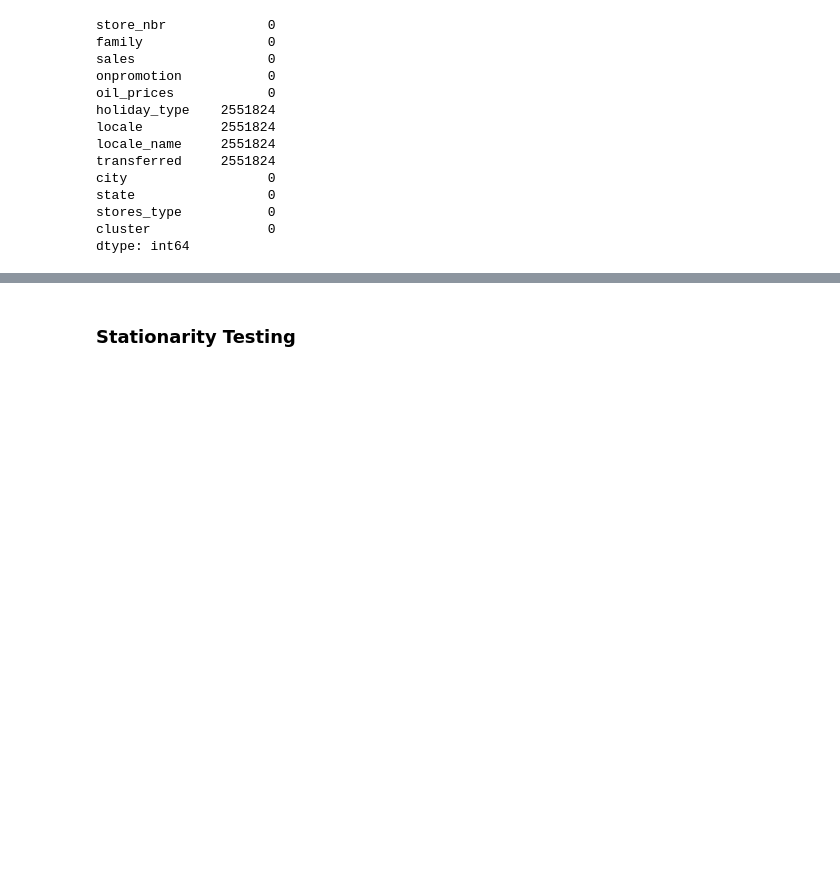
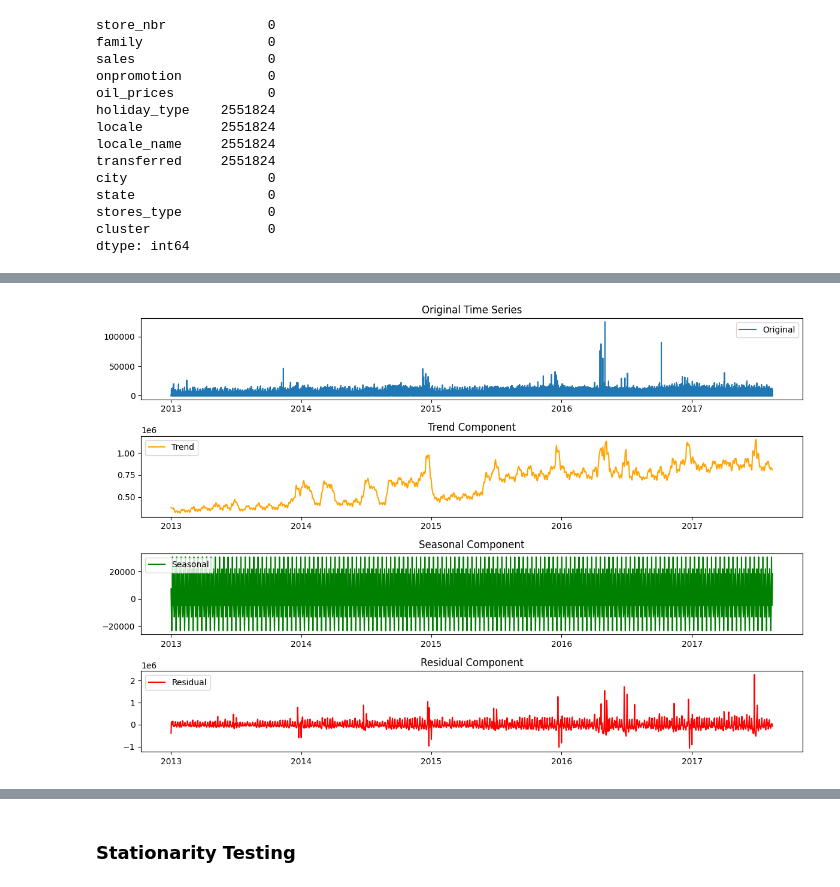
Before and after one commit to phinmaiyo/Regression-Model, a Jupyter notebook: forecasting.ipynb, the cells around one changed output, grey strips where cells are left out. Cells and saved outputs as stored; diff of their text form; code cells hidden in the pictures; blank space fills up the shorter version.

```diff
--- a/forecasting.ipynb
+++ b/forecasting.ipynb
@@ -1421,3 +1609,12 @@ Here we do a correlation matrix on variables to see which variables are correlat
+# %%
+# replace boolean values with strings to perform encoding
+merged3_train['transferred'] = merged3_train['transferred'].replace({False: 'No', True: 'Yes'})
+# %%
+# Create additional columns for Year, Year-Month, Month, and Day
+merged3_train['Year'] = merged3_train.index.year
+merged3_train['Year-Month'] = merged3_train.index.to_period('M')
+merged3_train['Month'] = merged3_train.index.month
+merged3_train['Day'] = merged3_train.index.day
 # %%
 merged3_train.dtypes
 # %% [output]
@@ -1485,0 +1656,37 @@ ValueError: Boolean array expected for the condition, not float64
+# %%
+# Perform additive decomposition
+result_add = seasonal_decompose(merged3_train.groupby(merged3_train.index)['sales'].sum(), model='additive', extrapolate_trend='freq', period=12)
+# %%
+
+# Plot the original time series
+plt.figure(figsize=(12, 8))
+plt.subplot(411)  # 4 rows, 1 column, 1st subplot
+plt.plot(merged3_train.index, merged3_train['sales'], label='Original')
+plt.title('Original Time Series')
+plt.legend()
+
+# Plot the trend component
+plt.subplot(412)  # 4 rows, 1 column, 2nd subplot
+plt.plot(result_add.trend.index, result_add.trend, label='Trend', color='orange')
+plt.title('Trend Component')
+plt.legend()
+
+# Plot the seasonal component
+plt.subplot(413)  # 4 rows, 1 column, 3rd subplot
+plt.plot(result_add.seasonal.index, result_add.seasonal, label='Seasonal', color='green')
+plt.title('Seasonal Component')
+plt.legend()
+
+# Plot the residual component
+plt.subplot(414)  # 4 rows, 1 column, 4th subplot
+plt.plot(result_add.resid.index, result_add.resid, label='Residual', color='red')
+plt.title('Residual Component')
+plt.legend()
+
+# Adjust layout
+plt.tight_layout()
+
+# Show the plot
+plt.show()
+# %% [output]
+[figure, added]
```
Also changed, not shown: parts of 52 cells of this notebook.
